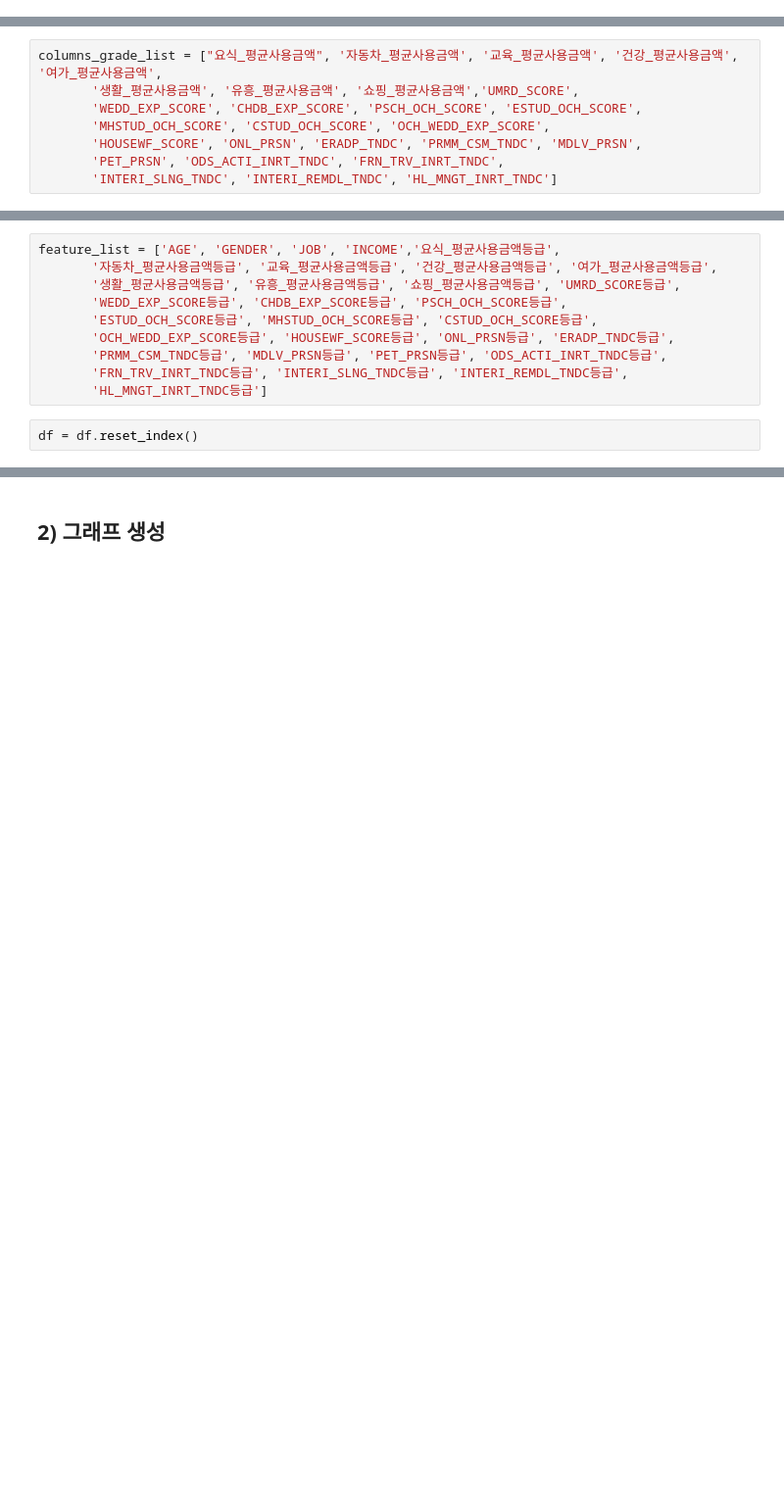
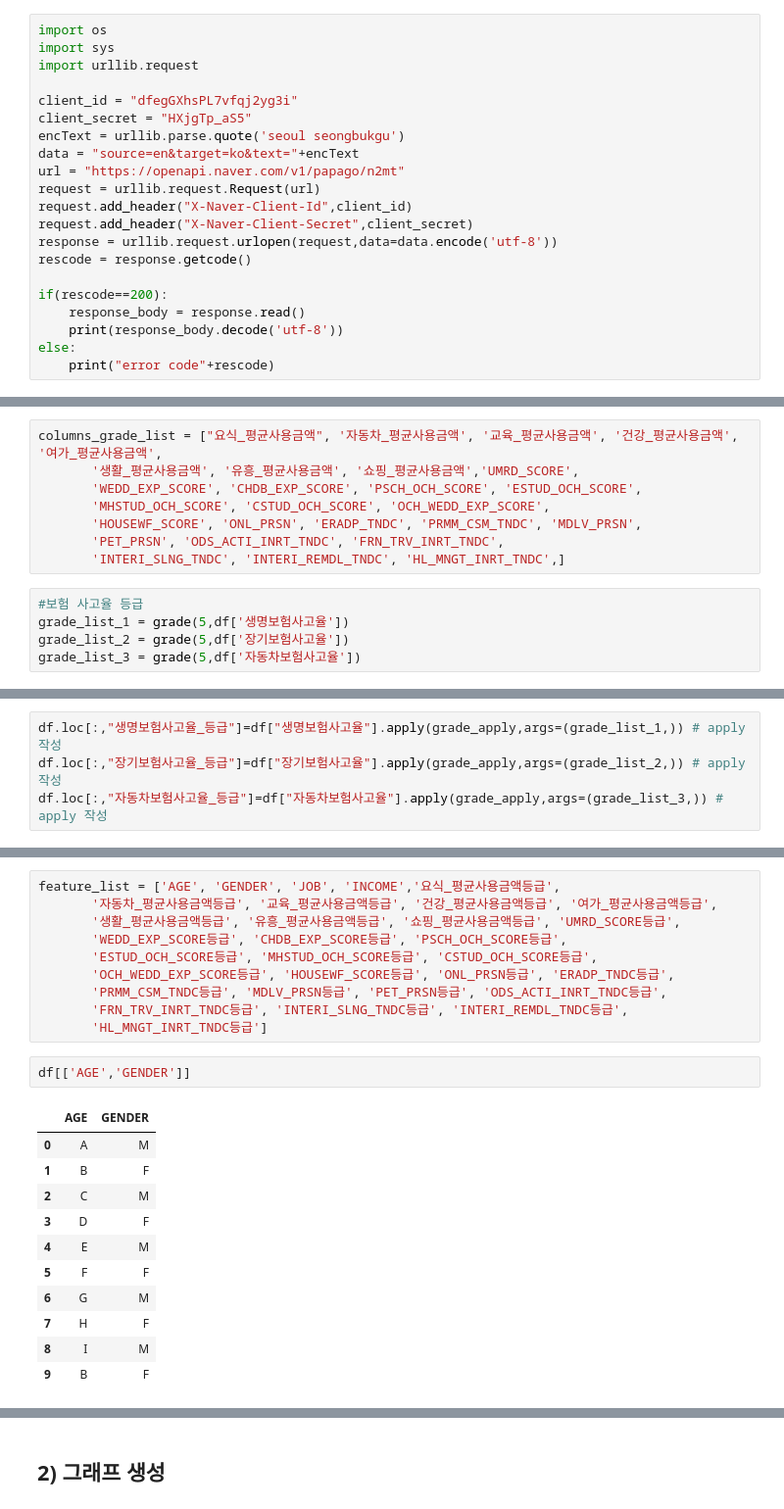
Before and after one commit to youna1008/financial_2023_contest, a Jupyter notebook: 금보원_데이터챌린지.ipynb, the cells around one changed output, grey strips where cells are left out. Shown at 98% size. Cells and saved outputs as stored; diff of their text form; blank space fills up the shorter version.

```diff
--- a/금보원_데이터챌린지.ipynb
+++ b/금보원_데이터챌린지.ipynb
@@ -186,0 +324,21 @@ for i in big_list:
+# %%
+import os
+import sys
+import urllib.request
+
+client_id = "dfegGXhsPL7vfqj2yg3i"
+client_secret = "HXjgTp_aS5"
+encText = urllib.parse.quote('seoul seongbukgu')
+data = "source=en&target=ko&text="+encText
+url = "https://openapi.naver.com/v1/papago/n2mt"
+request = urllib.request.Request(url)
+request.add_header("X-Naver-Client-Id",client_id)
+request.add_header("X-Naver-Client-Secret",client_secret)
+response = urllib.request.urlopen(request,data=data.encode('utf-8'))
+rescode = response.getcode()
+
+if(rescode==200):
+    response_body = response.read()
+    print(response_body.decode('utf-8'))
+else:
+    print("error code"+rescode)
@@ -215,10 +448,19 @@ columns_grade_list = ["요식_평균사용금액", '자동차_평균사용금액
        'MHSTUD_OCH_SCORE', 'CSTUD_OCH_SCORE', 'OCH_WEDD_EXP_SCORE',
        'HOUSEWF_SCORE', 'ONL_PRSN', 'ERADP_TNDC', 'PRMM_CSM_TNDC', 'MDLV_PRSN',
        'PET_PRSN', 'ODS_ACTI_INRT_TNDC', 'FRN_TRV_INRT_TNDC',
-       'INTERI_SLNG_TNDC', 'INTERI_REMDL_TNDC', 'HL_MNGT_INRT_TNDC']
+       'INTERI_SLNG_TNDC', 'INTERI_REMDL_TNDC', 'HL_MNGT_INRT_TNDC',]
+# %%
+#보험 사고율 등급
+grade_list_1 = grade(5,df['생명보험사고율'])
+grade_list_2 = grade(5,df['장기보험사고율'])
+grade_list_3 = grade(5,df['자동차보험사고율'])
 # %%
 for c in columns_grade_list:
     grade_list = grade(10,df[c]) # 분류별 범위 리스트 생성
     df.loc[:,c+"등급"]=df[c].apply(grade_apply,args=(grade_list,)) # apply 작성
+# %%
+df.loc[:,"생명보험사고율_등급"]=df["생명보험사고율"].apply(grade_apply,args=(grade_list_1,)) # apply 작성
+df.loc[:,"장기보험사고율_등급"]=df["장기보험사고율"].apply(grade_apply,args=(grade_list_2,)) # apply 작성
+df.loc[:,"자동차보험사고율_등급"]=df["자동차보험사고율"].apply(grade_apply,args=(grade_list_3,)) # apply 작성
 # %% [markdown]
 # 3. 대분류 그래프 생성
@@ -236,5 +483,17 @@ feature_list = ['AGE', 'GENDER', 'JOB', 'INCOME','요식_평균사용금액등
        'PRMM_CSM_TNDC등급', 'MDLV_PRSN등급', 'PET_PRSN등급', 'ODS_ACTI_INRT_TNDC등급',
        'FRN_TRV_INRT_TNDC등급', 'INTERI_SLNG_TNDC등급', 'INTERI_REMDL_TNDC등급',
        'HL_MNGT_INRT_TNDC등급']
-# %%
-df = df.reset_index()
+# %%
+df[['AGE','GENDER']]
+# %% [output]
+|  | AGE | GENDER |
+| 0 | A | M |
+| 1 | B | F |
+| 2 | C | M |
+| 3 | D | F |
+| 4 | E | M |
+| 5 | F | F |
+| 6 | G | M |
+| 7 | H | F |
+| 8 | I | M |
+| 9 | B | F |
```
Also changed, not shown: parts of 68 cells of this notebook, 1 other file.
